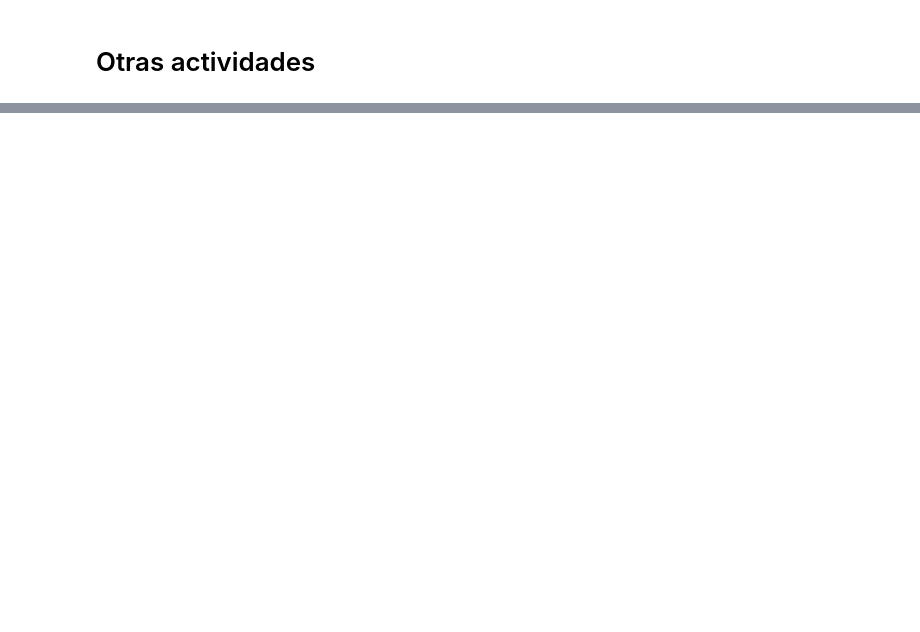
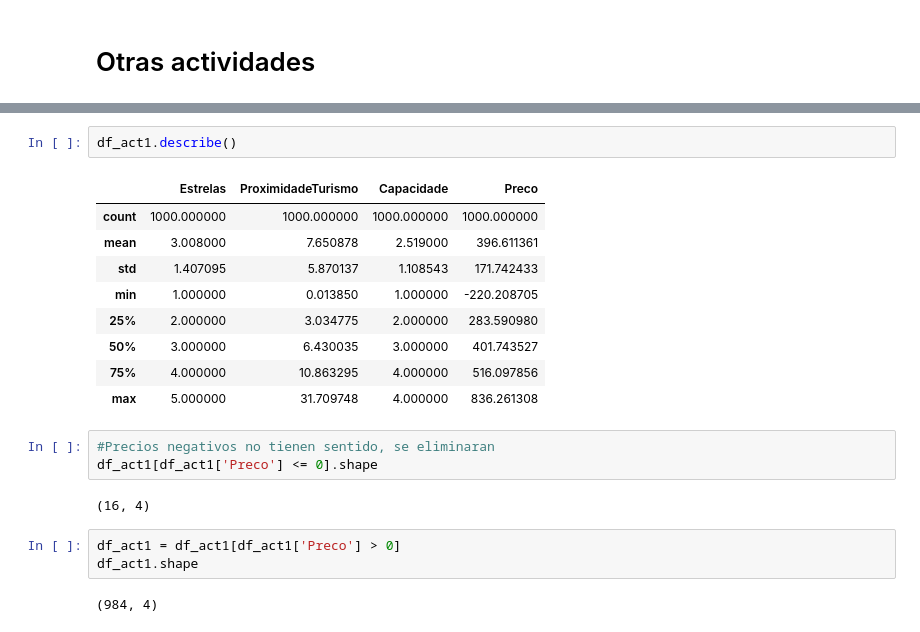
Before and after one commit to JCSR2022/Alura_Data_Science, a Jupyter notebook: Testing_Relationships_with_Linear_Regression/precios_de_inmuebles_regresion_lineal.ipynb, the cells around one changed output, grey strips where cells are left out. Saved outputs shown, nothing was run; the diff lists cells and outputs as text; blank space fills up the shorter version.

```diff
--- a/Testing_Relationships_with_Linear_Regression/precios_de_inmuebles_regresion_lineal.ipynb
+++ b/Testing_Relationships_with_Linear_Regression/precios_de_inmuebles_regresion_lineal.ipynb
@@ -717,0 +742,22 @@ realizar la comparación de estos modelos.
+# %%
+df_act1.describe()
+# %% [output]
+|  | Estrelas | ProximidadeTurismo | Capacidade | Preco |
+| count | 1000.000000 | 1000.000000 | 1000.000000 | 1000.000000 |
+| mean | 3.008000 | 7.650878 | 2.519000 | 396.611361 |
+| std | 1.407095 | 5.870137 | 1.108543 | 171.742433 |
+| min | 1.000000 | 0.013850 | 1.000000 | -220.208705 |
+| 25% | 2.000000 | 3.034775 | 2.000000 | 283.590980 |
+| 50% | 3.000000 | 6.430035 | 3.000000 | 401.743527 |
+| 75% | 4.000000 | 10.863295 | 4.000000 | 516.097856 |
+| max | 5.000000 | 31.709748 | 4.000000 | 836.261308 |
+# %%
+#Precios negativos no tienen sentido, se eliminaran
+df_act1[df_act1['Preco'] <= 0].shape
+# %% [output]
+(16, 4)
+# %%
+df_act1 = df_act1[df_act1['Preco'] > 0]
+df_act1.shape
+# %% [output]
+(984, 4)
```
Also changed, not shown: parts of 14 cells of this notebook.
